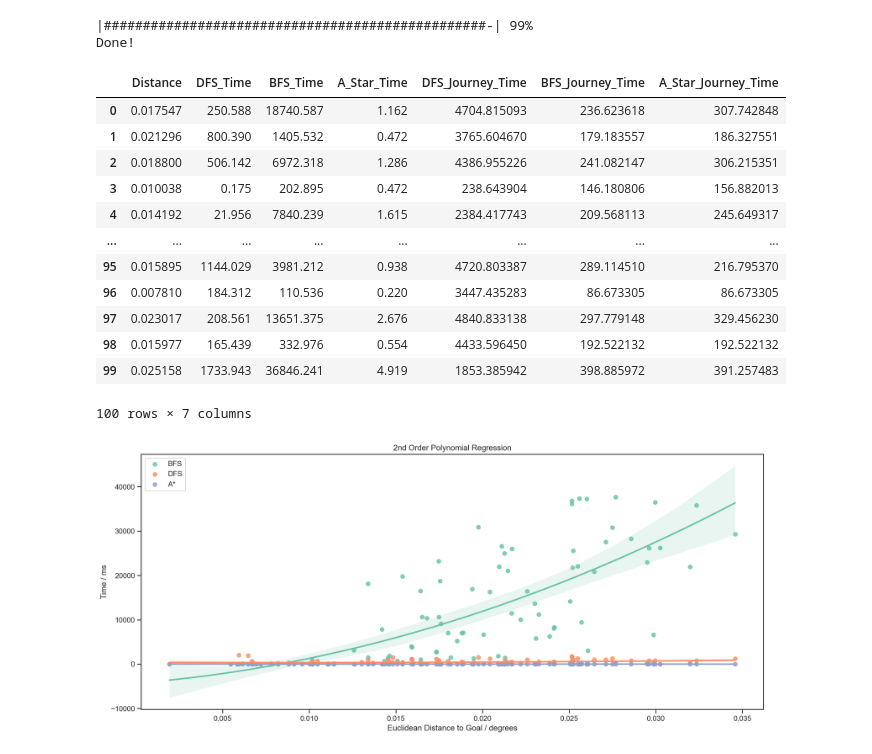
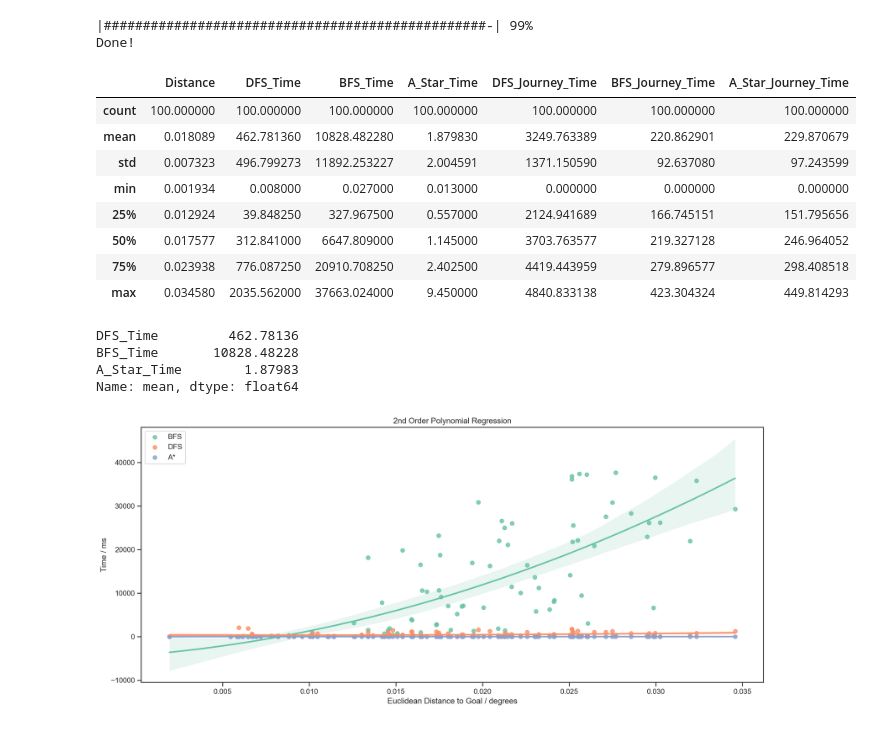
Before and after one commit to Hal609/AIP_map_search, a Jupyter notebook: map_search.ipynb, the cells around one changed output. Saved outputs shown, nothing was run; the diff lists cells and outputs as text; code cells hidden in the pictures.

```diff
--- a/map_search.ipynb
+++ b/map_search.ipynb
@@ -420,22 +420,25 @@ for i in range(n_trials):
 # %% [output]
 |#################################################-| 99%
 Done!
-# %%
-results_df #= pd.read_csv("dfs_bfs_200_times_pc.csv")
-# %% [output]
-|  | Distance | DFS_Time | BFS_Time | A_Star_Time | DFS_Journey_Time | BFS_Journey_Time | A_Star_Journey_Time |
-| 0 | 0.017547 | 250.588 | 18740.587 | 1.162 | 4704.815093 | 236.623618 | 307.742848 |
-| 1 | 0.021296 | 800.390 | 1405.532 | 0.472 | 3765.604670 | 179.183557 | 186.327551 |
-| 2 | 0.018800 | 506.142 | 6972.318 | 1.286 | 4386.955226 | 241.082147 | 306.215351 |
-| 3 | 0.010038 | 0.175 | 202.895 | 0.472 | 238.643904 | 146.180806 | 156.882013 |
-| 4 | 0.014192 | 21.956 | 7840.239 | 1.615 | 2384.417743 | 209.568113 | 245.649317 |
-| ... | ... | ... | ... | ... | ... | ... | ... |
-| 95 | 0.015895 | 1144.029 | 3981.212 | 0.938 | 4720.803387 | 289.114510 | 216.795370 |
-| 96 | 0.007810 | 184.312 | 110.536 | 0.220 | 3447.435283 | 86.673305 | 86.673305 |
-| 97 | 0.023017 | 208.561 | 13651.375 | 2.676 | 4840.833138 | 297.779148 | 329.456230 |
-| 98 | 0.015977 | 165.439 | 332.976 | 0.554 | 4433.596450 | 192.522132 | 192.522132 |
-| 99 | 0.025158 | 1733.943 | 36846.241 | 4.919 | 1853.385942 | 398.885972 | 391.257483 |
-100 rows × 7 columns
+# %%
+results_df.describe()
+# %% [output]
+|  | Distance | DFS_Time | BFS_Time | A_Star_Time | DFS_Journey_Time | BFS_Journey_Time | A_Star_Journey_Time |
+| count | 100.000000 | 100.000000 | 100.000000 | 100.000000 | 100.000000 | 100.000000 | 100.000000 |
+| mean | 0.018089 | 462.781360 | 10828.482280 | 1.879830 | 3249.763389 | 220.862901 | 229.870679 |
+| std | 0.007323 | 496.799273 | 11892.253227 | 2.004591 | 1371.150590 | 92.637080 | 97.243599 |
+| min | 0.001934 | 0.008000 | 0.027000 | 0.013000 | 0.000000 | 0.000000 | 0.000000 |
+| 25% | 0.012924 | 39.848250 | 327.967500 | 0.557000 | 2124.941689 | 166.745151 | 151.795656 |
+| 50% | 0.017577 | 312.841000 | 6647.809000 | 1.145000 | 3703.763577 | 219.327128 | 246.964052 |
+| 75% | 0.023938 | 776.087250 | 20910.708250 | 2.402500 | 4419.443959 | 279.896577 | 298.408518 |
+| max | 0.034580 | 2035.562000 | 37663.024000 | 9.450000 | 4840.833138 | 423.304324 | 449.814293 |
+# %%
+results_df.describe()[["DFS_Time", "BFS_Time", "A_Star_Time"]].loc["mean"]
+# %% [output]
+DFS_Time         462.78136
+BFS_Time       10828.48228
+A_Star_Time        1.87983
+Name: mean, dtype: float64
 # %%
 sns.regplot(results_df, x="Distance", y="BFS_Time", order=2, ci=95, label="BFS")
 sns.regplot(results_df, x="Distance", y="DFS_Time", order=2, ci=95, label="DFS")
```
Also changed, not shown: 1 other file.
